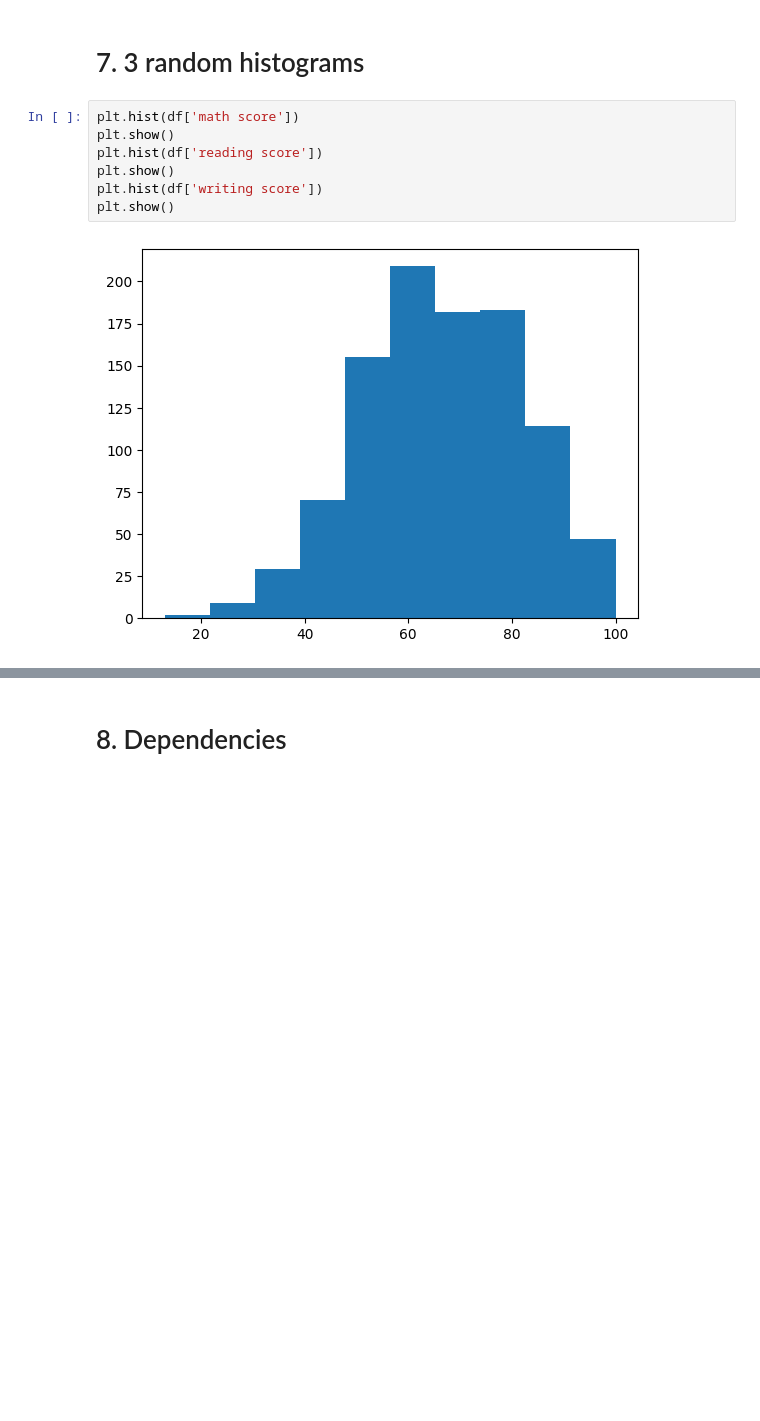
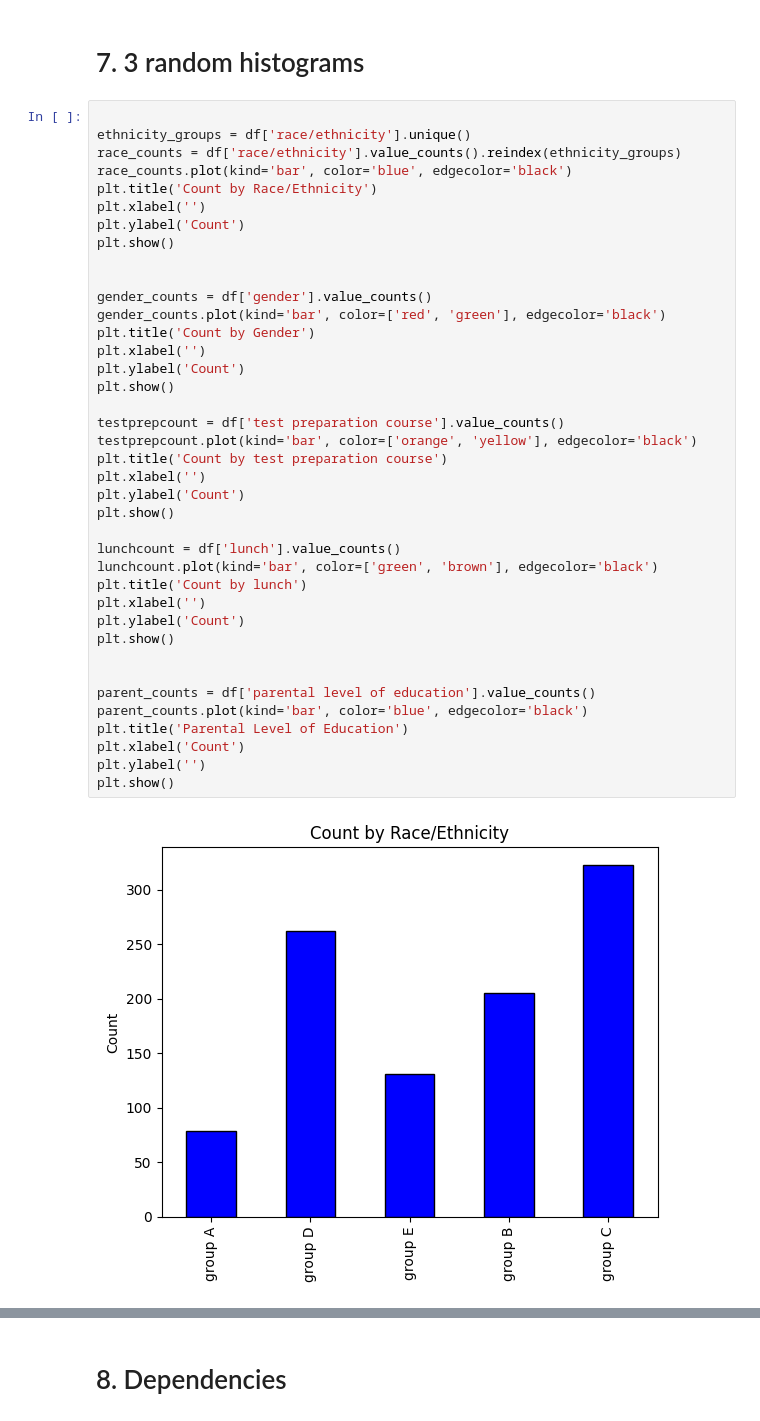
Before and after one commit to BUSH222/MISIS-intro_to_ml_course, a Jupyter notebook: src/02_lab_eda.ipynb, the cells around one changed output, grey strips where cells are left out. Cells and saved outputs as stored; diff of their text form; blank space fills up the shorter version.

```diff
--- a/src/02_lab_eda.ipynb
+++ b/src/02_lab_eda.ipynb
@@ -100,11 +100,43 @@ There are no nulls, we don't need to replace or fill them
 # %% [markdown]
 # 7. 3 random histograms
 # %%
-plt.hist(df['math score'])
+
+ethnicity_groups = df['race/ethnicity'].unique()
+race_counts = df['race/ethnicity'].value_counts().reindex(ethnicity_groups)
+race_counts.plot(kind='bar', color='blue', edgecolor='black')
+plt.title('Count by Race/Ethnicity')
+plt.xlabel('')
+plt.ylabel('Count')
 plt.show()
-plt.hist(df['reading score'])
+
+
+gender_counts = df['gender'].value_counts()
+gender_counts.plot(kind='bar', color=['red', 'green'], edgecolor='black')
+plt.title('Count by Gender')
+plt.xlabel('')
+plt.ylabel('Count')
 plt.show()
-plt.hist(df['writing score'])
+
+testprepcount = df['test preparation course'].value_counts()
+testprepcount.plot(kind='bar', color=['orange', 'yellow'], edgecolor='black')
+plt.title('Count by test preparation course')
+plt.xlabel('')
+plt.ylabel('Count')
 plt.show()
+
+lunchcount = df['lunch'].value_counts()
+lunchcount.plot(kind='bar', color=['green', 'brown'], edgecolor='black')
+plt.title('Count by lunch')
+plt.xlabel('')
+plt.ylabel('Count')
+plt.show()
+
+
+parent_counts = df['parental level of education'].value_counts()
+parent_counts.plot(kind='bar', color='blue', edgecolor='black')
+plt.title('Parental Level of Education')
+plt.xlabel('Count')
+plt.ylabel('')
+plt.show()
 # %% [output]
-[figure, old version]
+[figure, new version]
```
Also changed, not shown: parts of 5 cells of this notebook, 1 other file.
